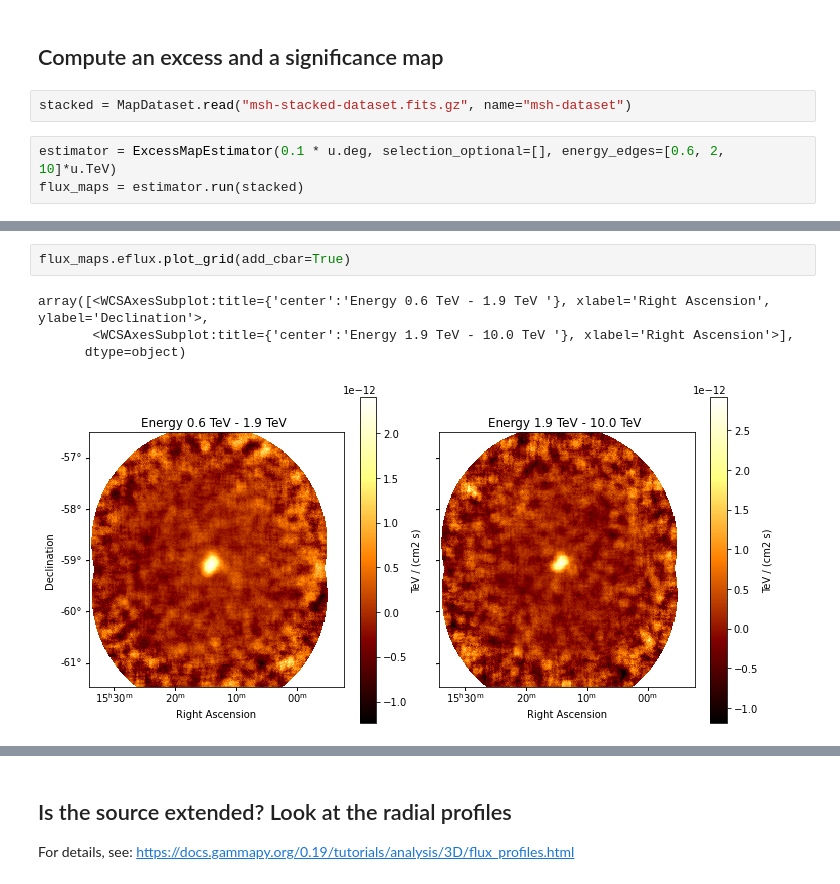
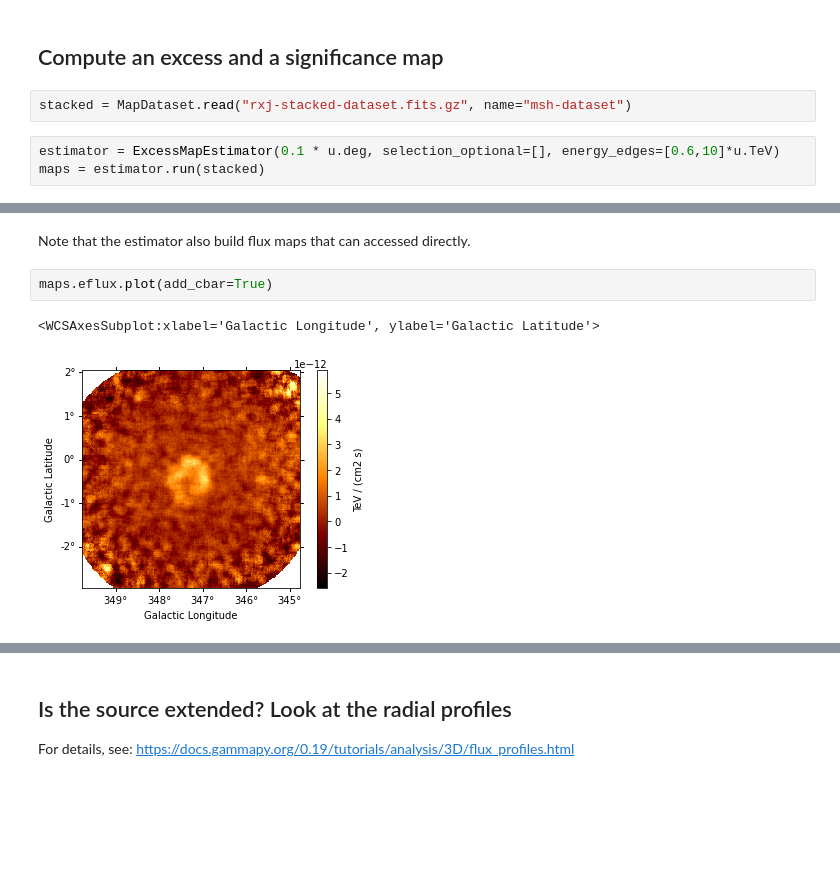
Before and after one commit to registerrier/gammapy_hands_on_ISAPP_2022, a Jupyter notebook: data_reduction_rxj1713.ipynb, the cells around one changed output, grey strips where cells are left out. Drawn from its saved outputs; the diff is of its cells as text; blank space fills up the shorter version.

```diff
--- a/data_reduction_rxj1713.ipynb
+++ b/data_reduction_rxj1713.ipynb
@@ -344,7 +347,7 @@ If you are interested only in the spectrum, not the morphology, you can do a 1D
 # %% [markdown]
 ## Compute an excess and a significance map
 # %%
-stacked = MapDataset.read("msh-stacked-dataset.fits.gz", name="msh-dataset")
+stacked = MapDataset.read("rxj-stacked-dataset.fits.gz", name="msh-dataset")
 # %%
-estimator = ExcessMapEstimator(0.1 * u.deg, selection_optional=[], energy_edges=[0.6, 2, 10]*u.TeV)
-flux_maps = estimator.run(stacked)
+estimator = ExcessMapEstimator(0.1 * u.deg, selection_optional=[], energy_edges=[0.6,10]*u.TeV)
+maps = estimator.run(stacked)
@@ -351,7 +382,7 @@ flux_maps = estimator.run(stacked)
+# %% [markdown]
+Note that the estimator also build flux maps that can accessed directly.
 # %%
-flux_maps.eflux.plot_grid(add_cbar=True)
+maps.eflux.plot(add_cbar=True)
 # %% [output]
-array([<WCSAxesSubplot:title={'center':'Energy 0.6 TeV - 1.9 TeV '}, xlabel='Right Ascension', ylabel='Declination'>,
-       <WCSAxesSubplot:title={'center':'Energy 1.9 TeV - 10.0 TeV '}, xlabel='Right Ascension'>],
-      dtype=object)
+<WCSAxesSubplot:xlabel='Galactic Longitude', ylabel='Galactic Latitude'>
-[figure, old version]
+[figure, new version]
```
Also changed, not shown: parts of 76 cells of this notebook.
